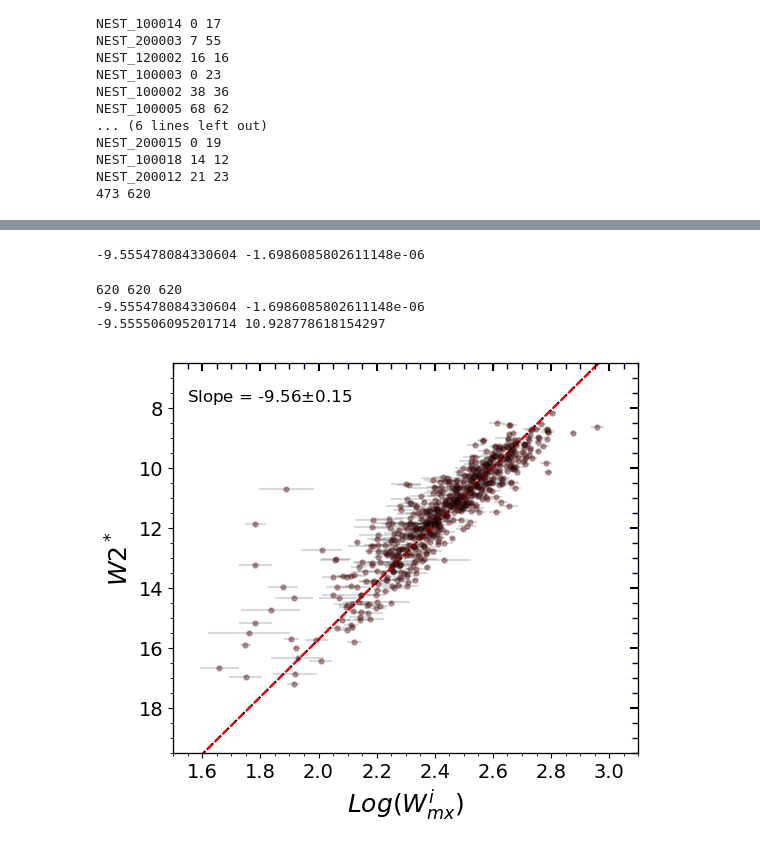
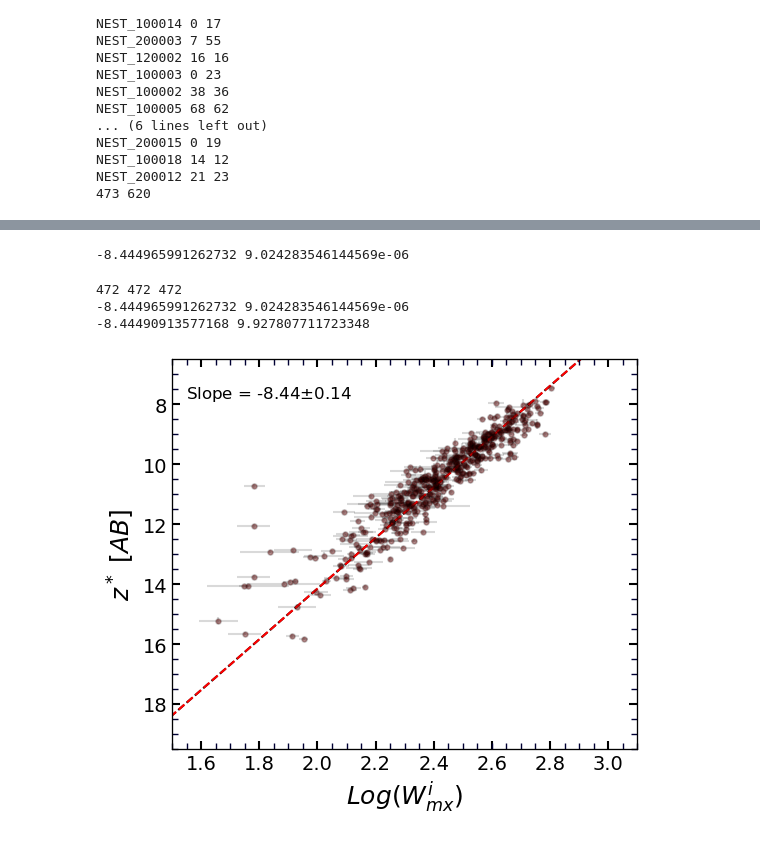
Before and after one commit to ekourkchi/TFcalibrators, a Jupyter notebook: TF_master.ipynb, the cells around one changed output, grey strips where cells are left out. Saved outputs shown, nothing was run; the diff lists cells and outputs as text; code cells hidden in the pictures.

```diff
--- a/TF_master.ipynb
+++ b/TF_master.ipynb
@@ -364,10 +364,13 @@ def makeFig(band='i', xLim = (1.5,2.9), yLim = (19.5,6.5)):
     ax.set_ylim(yLim)
 
     if not band in ['w1','w2']:
-        ax.set_ylabel(r'$'+band+'^*$', fontsize=18)
+        ax.set_ylabel(r'$'+band+'^* \/\/ [AB]$', fontsize=18)
     else:
-        ax.set_ylabel(r'$'+band.upper()+'^*$', fontsize=18)
+        ax.set_ylabel(r'$'+band.upper()+'^* \/\/ [AB]$', fontsize=18)
     ax.set_xlabel(r'$Log( W_{mx}^i)$', fontsize=18)
+
+    ax.tick_params(which='major', length=6, width=1.5, direction='in')
+    ax.tick_params(which='minor', length=4, color='#000033', width=1.0, direction='in')
 
     if True:
         y_ax = ax.twinx()
@@ -393,7 +396,7 @@ def makeFig(band='i', xLim = (1.5,2.9), yLim = (19.5,6.5)):
 
     return ax
 # %%
-def plotCluster(Clusters, nest, color=None, plotWeird=False, offset=0,
+def plotCluster(ax, Clusters, nest, color=None, plotWeird=False, offset=0,
                 plotFit=False, alpha=0.7, symbol='o', plotErrors=False, markersize=4):
 
     myCluster = Clusters[nest]
@@ -542,13 +545,13 @@ def TF_iter(key0 = 'NEST_100002', band = 'i', n_iter=10, verbose=False):
 
     return Clusters, slope, zp
 # %%
-band = 'w2'
+band = 'z'
 Clusters, slope0, zp0 = TF_iter(band = band, n_iter=5, verbose=False)
 print slope0, zp0
 # %% [output]
--9.555478084330604 -1.6986085802611148e-06
+-8.444965991262732 9.024283546144569e-06
 # %%
-####  plotCluster(Clusters, nest, color=None, plotWeird=False, offset=0,
+####  plotCluster(ax, Clusters, nest, color=None, plotWeird=False, offset=0,
 #                 plotFit=False, alpha=0.7, symbol='o', plotErrors=False)
 
 dye = {"u":"blue","g":"green","r":"red","i":"orange","z":"maroon","w1":"purple", 'w2': "brown"}
@@ -563,18 +566,20 @@ mag = myCluster['mag']-zp_virgo
 mag_e = myCluster['mag_e']
 logWimx = myCluster['logWimx']
 logWimx_e = myCluster['logWimx_e']
+pgc_ = myCluster['pgc']
 
 for i, key in enumerate(Clusters):
     if key!=key0:
         myCluster = Clusters[key]
         zp_ = myCluster['zp']
-        plotCluster(Clusters, key, color='k', offset=zp_-zp_virgo, plotErrors=True, alpha=0.15, markersize=0) # cmap(i)
+        plotCluster(ax, Clusters, key, color='k', offset=zp_-zp_virgo, plotErrors=True, alpha=0.15, markersize=0) # cmap(i)
         mag = np.concatenate((mag, myCluster['mag']-zp_))
         mag_e = np.concatenate((mag_e, myCluster['mag_e']))
         logWimx = np.concatenate((logWimx, myCluster['logWimx']))
         logWimx_e = np.concatenate((logWimx_e, myCluster['logWimx_e']))
+        pgc_ =  np.concatenate((pgc_, myCluster['pgc']))
     else:
-        plotCluster(Clusters, key, color='k', offset=0, plotErrors=True, alpha=0.15, markersize=0)
+        plotCluster(ax, Clusters, key, color='k', offset=0, plotErrors=True, alpha=0.15, markersize=0)
 
 
 x = np.linspace(0,3.5,50)
@@ -584,34 +589,34 @@ ax.plot(logWimx, mag+zp_virgo, '.', color=dye[band], alpha=0.3)
 print len(mag), len(logWimx), len(logWimx_e)
 print slope0, zp0
 
 
 ## Traditional one way linear fit
 mag_ = mag+zp_virgo
 logWimx_ = logWimx
 logWimx_e_ = logWimx_e
 fit, cov = curve_fit(linfit, mag_, logWimx_-2.5, sigma=np.sqrt(logWimx_e_**2+0.01**2))
 m, b = fit
 me = np.sqrt(cov[0,0])
 be = np.sqrt(cov[1,1])
 mbe = cov[1,0]
 
 y = np.linspace(5,20,50)
 x = m*y+b+2.5
 ax.plot(x,y, 'r--')
 m0 = 1./m
 b0 = -b/m
 dm0 = np.abs(me/m**2)
 db0 = np.sqrt((b0**2 )*(be**2/b**2+me**2/m**2-2*mbe/m/b))
 
 Ylm = ax.get_ylim() ; Xlm = ax.get_xlim()
 x0 = 0.97*Xlm[0]+0.03*Xlm[1]
 y0 = 0.1*Ylm[0]+0.90*Ylm[1]
 ax.text(x0,y0, "Slope = "+"%.2f" % m0+'$\pm$'+"%.2f" % dm0, fontsize=12, color='k')
 
 
 print m0, b0
 # %% [output]
-620 620 620
--9.555478084330604 -1.6986085802611148e-06
--9.555506095201714 10.928778618154297
+472 472 472
+-8.444965991262732 9.024283546144569e-06
+-8.44490913577168 9.927807711723348
-[figure, old version]
+[figure, new version]
```
Also changed, not shown: parts of 4 cells of this notebook, 6 other files.
